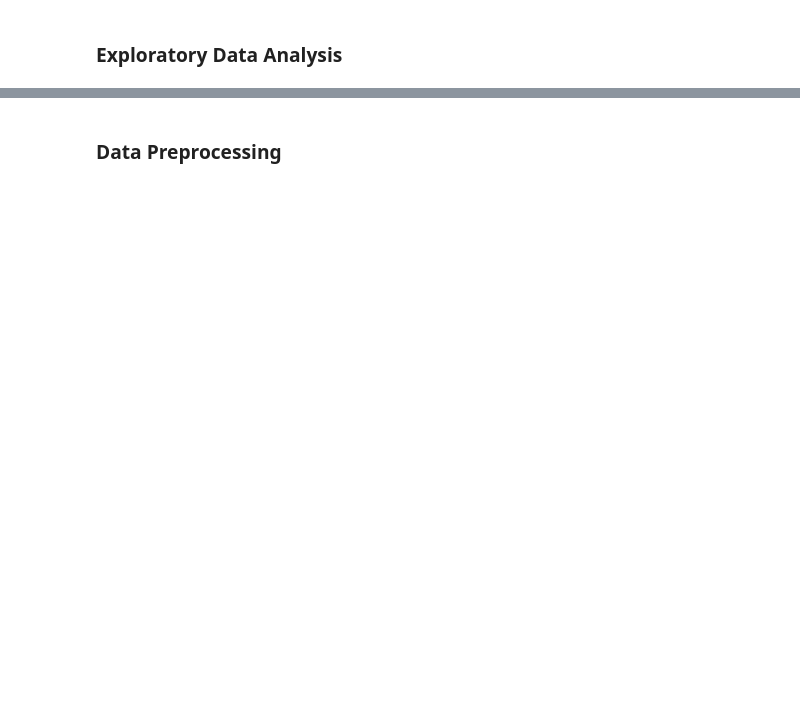
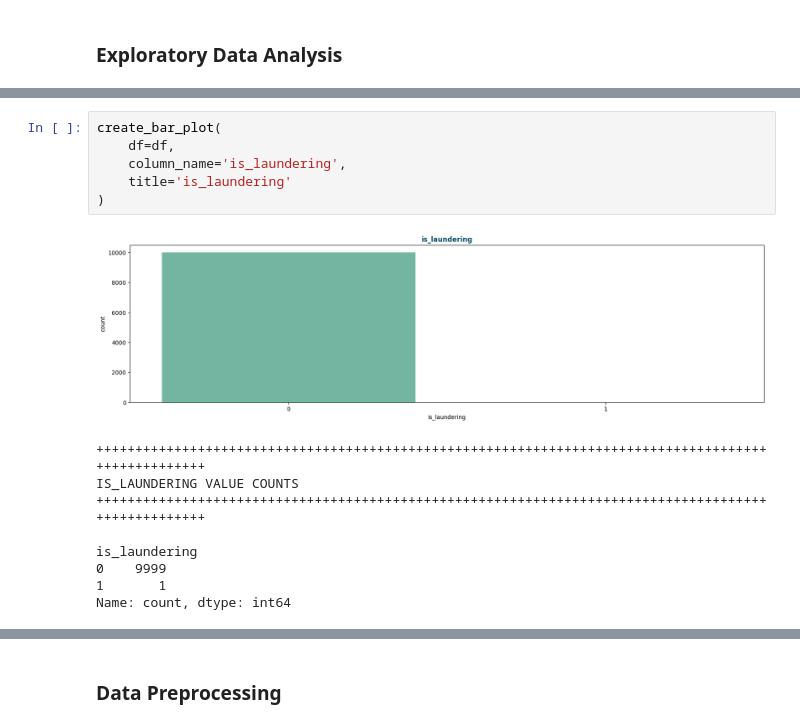
Before and after one commit to votanasrey/Hybrid-Node-Clustering-Approach-for-Graph-Based-Anti-Money-Laundering, a Jupyter notebook: model_dev/logistic_regression.ipynb, the cells around one changed output, grey strips where cells are left out. Drawn from its saved outputs; the diff is of its cells as text; blank space fills up the shorter version.

```diff
--- a/model_dev/logistic_regression.ipynb
+++ b/model_dev/logistic_regression.ipynb
@@ -325,2 +369,18 @@ OUTLIERS DETECTION - AMOUNT RECEIVED & PAID
     }
 }
+# %%
+create_bar_plot(
+    df=df,
+    column_name='is_laundering',
+    title='is_laundering'
+)
+# %% [output]
+[figure, added]
+++++++++++++++++++++++++++++++++++++++++++++++++++++++++++++++++++++++++++++++++++++++++++++++++++++
+IS_LAUNDERING VALUE COUNTS
+++++++++++++++++++++++++++++++++++++++++++++++++++++++++++++++++++++++++++++++++++++++++++++++++++++
+
+is_laundering
+0    9999
+1       1
+Name: count, dtype: int64
```
Also changed, not shown: parts of 7 cells of this notebook.
